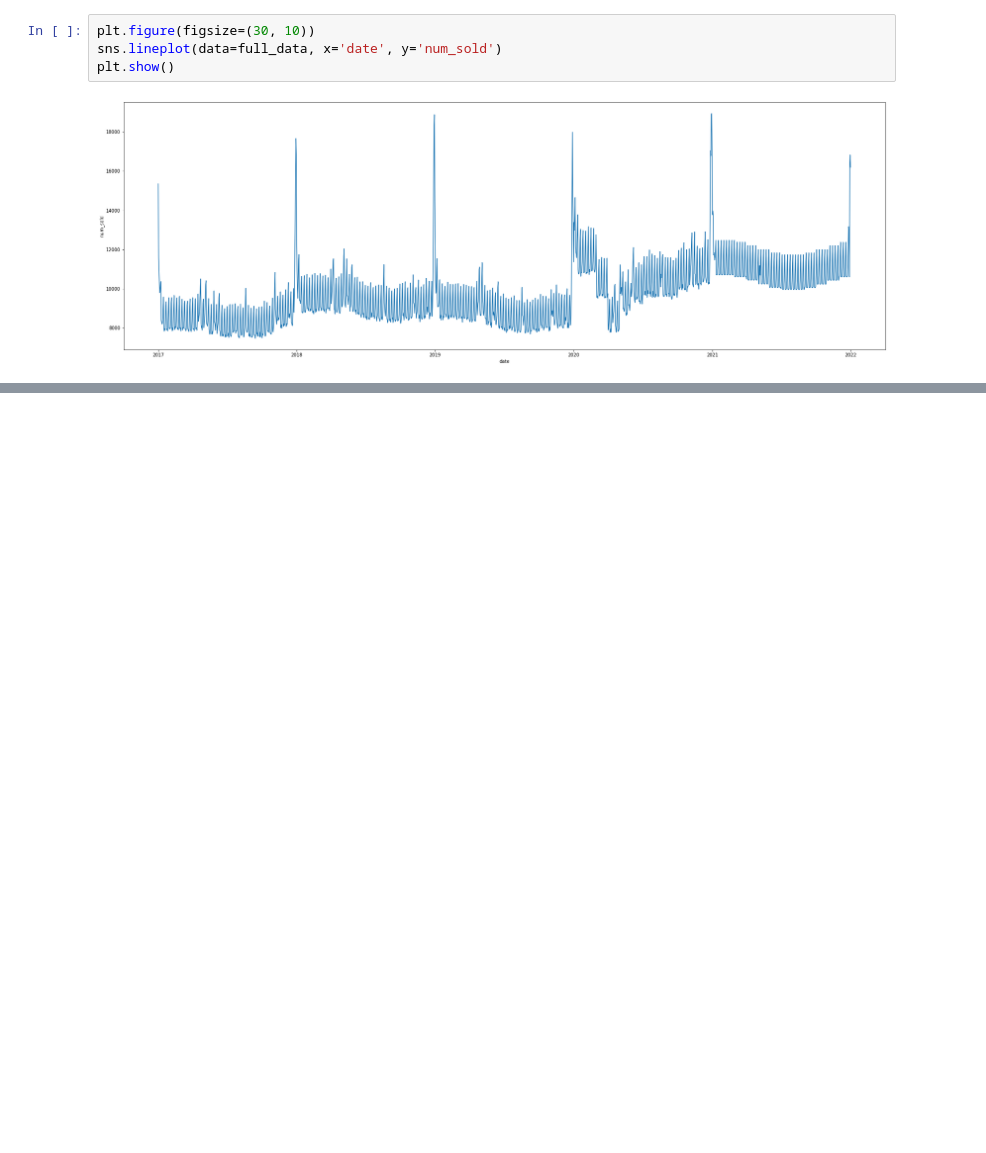
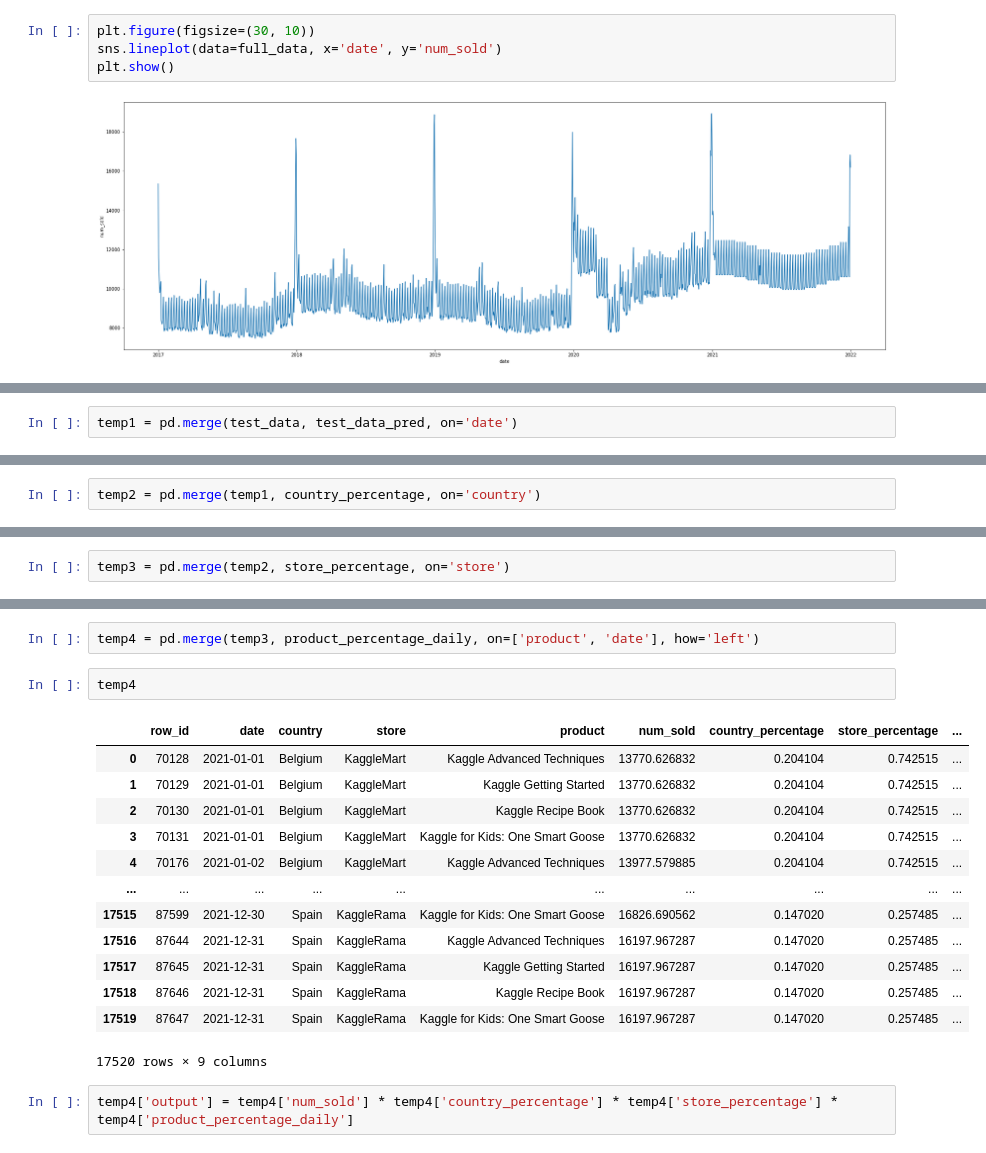
Before and after one commit to macorony/Machine_Learning_Playground, a Jupyter notebook: tps-sep-2022-linear-model.ipynb, the cells around one changed output, grey strips where cells are left out. Cells and saved outputs as stored; diff of their text form; blank space fills up the shorter version.

```diff
--- a/tps-sep-2022-linear-model.ipynb
+++ b/tps-sep-2022-linear-model.ipynb
@@ -153,0 +273,2 @@ plt.show()
+# %%
+temp1 = pd.merge(test_data, test_data_pred, on='date')
@@ -153,0 +291,2 @@ plt.show()
+# %%
+temp2 = pd.merge(temp1, country_percentage, on='country')
@@ -153,0 +309,2 @@ plt.show()
+# %%
+temp3 = pd.merge(temp2, store_percentage, on='store')
@@ -153,0 +343,20 @@ plt.show()
+# %%
+temp4 = pd.merge(temp3, product_percentage_daily, on=['product', 'date'], how='left')
+# %%
+temp4
+# %% [output]
+|  | row_id | date | country | store | product | num_sold | country_percentage | store_percentage | ... |
+| 0 | 70128 | 2021-01-01 | Belgium | KaggleMart | Kaggle Advanced Techniques | 13770.626832 | 0.204104 | 0.742515 | ... |
+| 1 | 70129 | 2021-01-01 | Belgium | KaggleMart | Kaggle Getting Started | 13770.626832 | 0.204104 | 0.742515 | ... |
+| 2 | 70130 | 2021-01-01 | Belgium | KaggleMart | Kaggle Recipe Book | 13770.626832 | 0.204104 | 0.742515 | ... |
+| 3 | 70131 | 2021-01-01 | Belgium | KaggleMart | Kaggle for Kids: One Smart Goose | 13770.626832 | 0.204104 | 0.742515 | ... |
+| 4 | 70176 | 2021-01-02 | Belgium | KaggleMart | Kaggle Advanced Techniques | 13977.579885 | 0.204104 | 0.742515 | ... |
+| ... | ... | ... | ... | ... | ... | ... | ... | ... | ... |
+| 17515 | 87599 | 2021-12-30 | Spain | KaggleRama | Kaggle for Kids: One Smart Goose | 16826.690562 | 0.147020 | 0.257485 | ... |
+| 17516 | 87644 | 2021-12-31 | Spain | KaggleRama | Kaggle Advanced Techniques | 16197.967287 | 0.147020 | 0.257485 | ... |
+| 17517 | 87645 | 2021-12-31 | Spain | KaggleRama | Kaggle Getting Started | 16197.967287 | 0.147020 | 0.257485 | ... |
+| 17518 | 87646 | 2021-12-31 | Spain | KaggleRama | Kaggle Recipe Book | 16197.967287 | 0.147020 | 0.257485 | ... |
+| 17519 | 87647 | 2021-12-31 | Spain | KaggleRama | Kaggle for Kids: One Smart Goose | 16197.967287 | 0.147020 | 0.257485 | ... |
+17520 rows × 9 columns
+# %%
+temp4['output'] = temp4['num_sold'] * temp4['country_percentage'] * temp4['store_percentage'] * temp4['product_percentage_daily']
```
Also changed, not shown: parts of 28 cells of this notebook.
